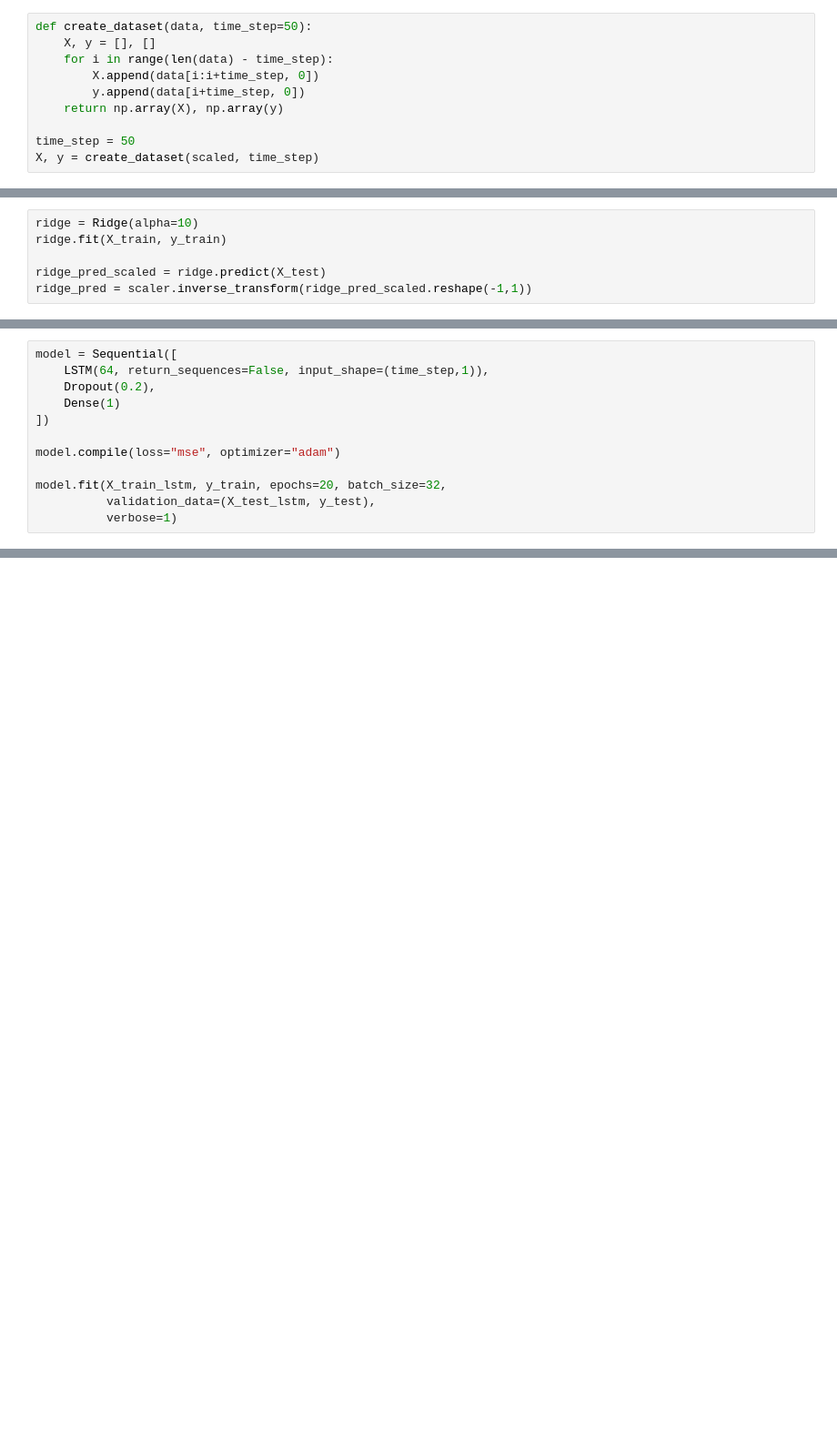
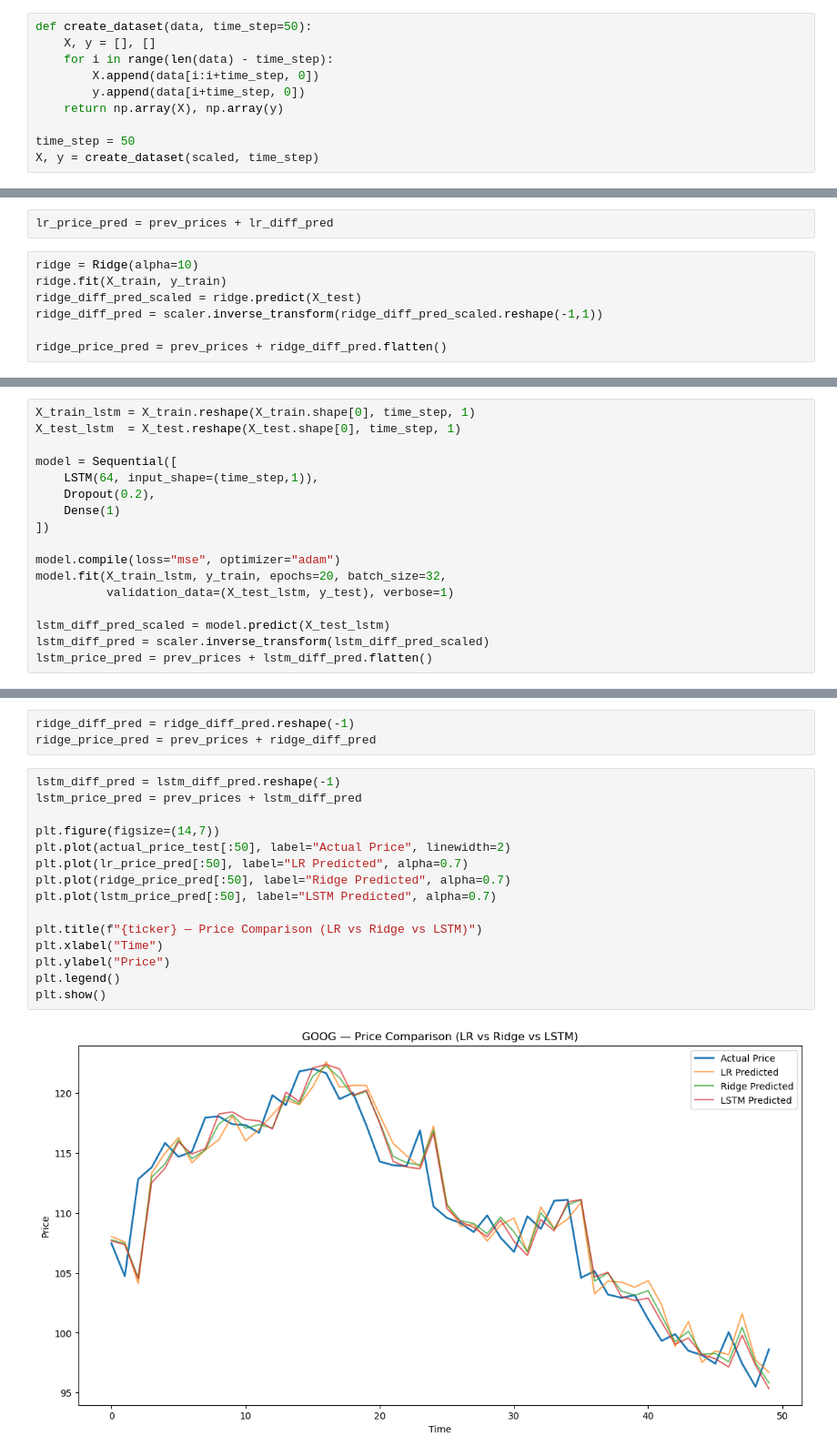
Before and after one commit to DaxalP/ECO331-Time-Series-Modeling-for-Stock-Price-Prediction, a Jupyter notebook: ECO331.ipynb, the cells around one changed output, grey strips where cells are left out. Shown at 91% size. Cells and saved outputs as stored; diff of their text form; blank space fills up the shorter version.

Commit message:
Seperating Models

```diff
--- a/ECO331.ipynb
+++ b/ECO331.ipynb
@@ -89,6 +89,9 @@ plt.show()
+# %%
+lr_price_pred = prev_prices + lr_diff_pred
 # %%
 ridge = Ridge(alpha=10)
 ridge.fit(X_train, y_train)
+ridge_diff_pred_scaled = ridge.predict(X_test)
+ridge_diff_pred = scaler.inverse_transform(ridge_diff_pred_scaled.reshape(-1,1))
 
-ridge_pred_scaled = ridge.predict(X_test)
-ridge_pred = scaler.inverse_transform(ridge_pred_scaled.reshape(-1,1))
+ridge_price_pred = prev_prices + ridge_diff_pred.flatten()
@@ -107,14 +98,19 @@ X_test_lstm  = X_test.reshape(X_test.shape[0], time_step, 1)
 # %%
+X_train_lstm = X_train.reshape(X_train.shape[0], time_step, 1)
+X_test_lstm  = X_test.reshape(X_test.shape[0], time_step, 1)
+
 model = Sequential([
-    LSTM(64, return_sequences=False, input_shape=(time_step,1)),
+    LSTM(64, input_shape=(time_step,1)),
     Dropout(0.2),
     Dense(1)
 ])
 
 model.compile(loss="mse", optimizer="adam")
+model.fit(X_train_lstm, y_train, epochs=20, batch_size=32,
+          validation_data=(X_test_lstm, y_test), verbose=1)
 
-model.fit(X_train_lstm, y_train, epochs=20, batch_size=32,
-          validation_data=(X_test_lstm, y_test),
-          verbose=1)
+lstm_diff_pred_scaled = model.predict(X_test_lstm)
+lstm_diff_pred = scaler.inverse_transform(lstm_diff_pred_scaled)
+lstm_price_pred = prev_prices + lstm_diff_pred.flatten()
 # %% [output]
 Epoch 1/20
@@ -201,0 +134,20 @@ plt.show()
+# %%
+ridge_diff_pred = ridge_diff_pred.reshape(-1)
+ridge_price_pred = prev_prices + ridge_diff_pred
+# %%
+lstm_diff_pred = lstm_diff_pred.reshape(-1)
+lstm_price_pred = prev_prices + lstm_diff_pred
+
+plt.figure(figsize=(14,7))
+plt.plot(actual_price_test[:50], label="Actual Price", linewidth=2)
+plt.plot(lr_price_pred[:50], label="LR Predicted", alpha=0.7)
+plt.plot(ridge_price_pred[:50], label="Ridge Predicted", alpha=0.7)
+plt.plot(lstm_price_pred[:50], label="LSTM Predicted", alpha=0.7)
+
+plt.title(f"{ticker} — Price Comparison (LR vs Ridge vs LSTM)")
+plt.xlabel("Time")
+plt.ylabel("Price")
+plt.legend()
+plt.show()
+# %% [output]
+[figure, added]
```
Also changed, not shown: parts of 20 cells of this notebook, 1 other file.
